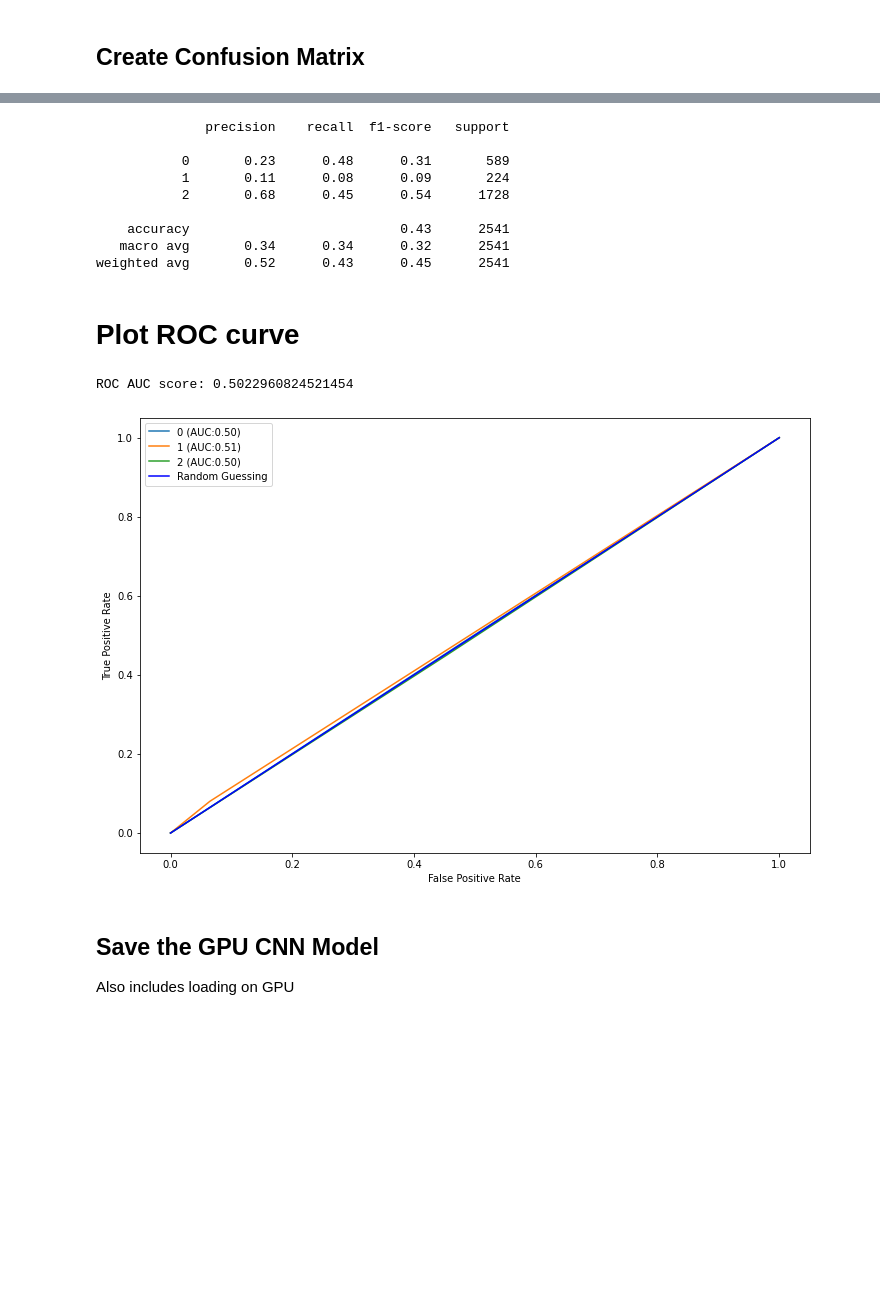
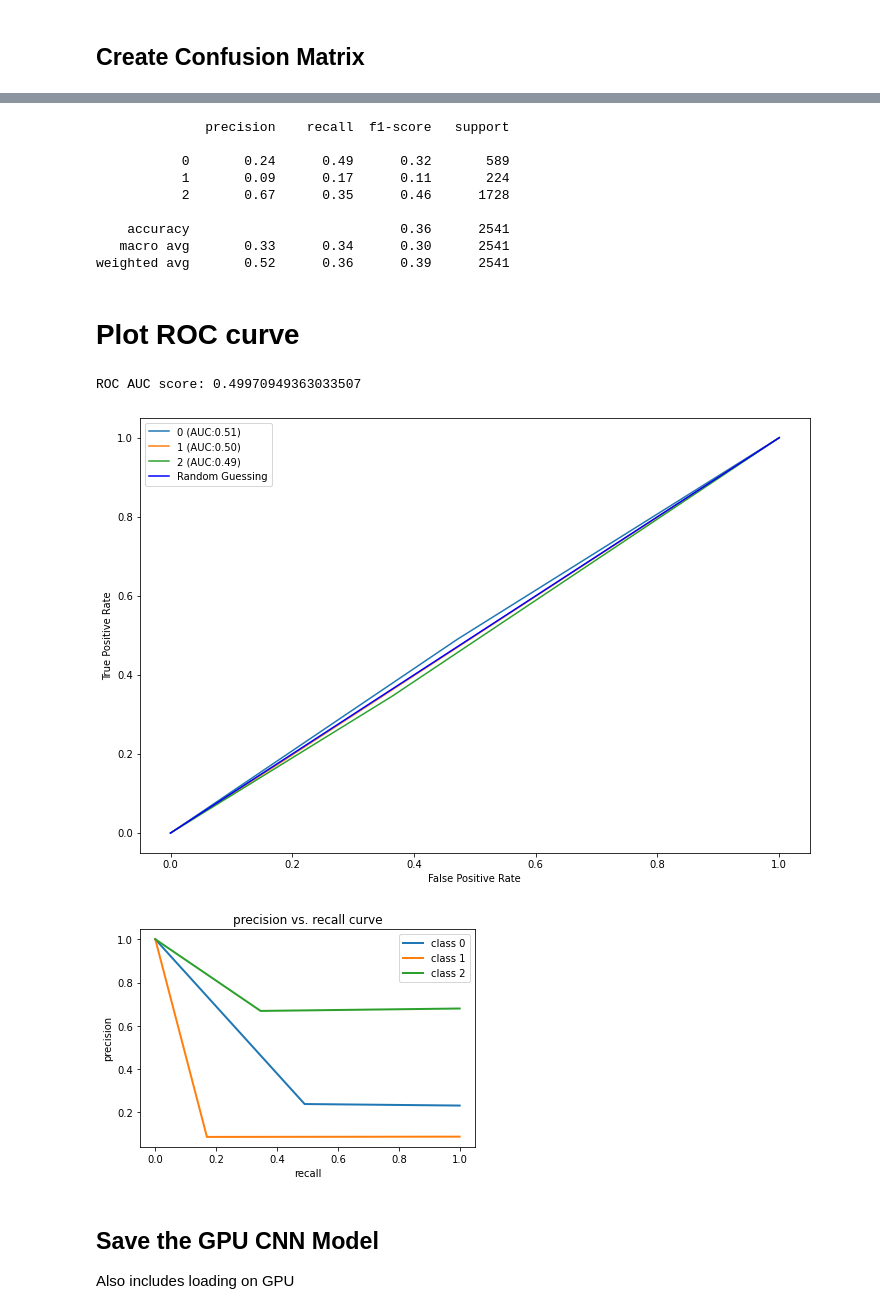
Before and after one commit to ian-byrne/MADSmilestone2, a Jupyter notebook: Supervised_CNN.ipynb, the cells around one changed output, grey strips where cells are left out. Cells and saved outputs as stored; diff of their text form; code cells hidden in the pictures; blank space fills up the shorter version.

Commit message:
sept_18 training, results on patch 64 training, 8 validation

```diff
--- a/Supervised_CNN.ipynb
+++ b/Supervised_CNN.ipynb
@@ -109,8 +137,8 @@ test_data, y_test_tensor = ld.load_np_files(tst_im_path, tst_lb_path)
 # %%
 # Get image data and label tensors
 train_loader = torch.utils.data.DataLoader(training_data, batch_size = 64, shuffle = True, num_workers = 6)
-validate_loader = torch.utils.data.DataLoader(validation_data, batch_size = 8, shuffle = False, num_workers = 6)
-test_loader = torch.utils.data.DataLoader(test_data, batch_size = 8, shuffle = False)
+validate_loader = torch.utils.data.DataLoader(validation_data, batch_size = 8, shuffle = False, num_workers = 6) #64, 8, 1
+test_loader = torch.utils.data.DataLoader(test_data, batch_size = 1, shuffle = False)
 
 
 #Labels
@@ -661,13 +639,13 @@ print(classification_report(y_test, all_pred, class_vals))
 # %% [output]
               precision    recall  f1-score   support
 
-           0       0.23      0.48      0.31       589
-           1       0.11      0.08      0.09       224
-           2       0.68      0.45      0.54      1728
+           0       0.24      0.49      0.32       589
+           1       0.09      0.17      0.11       224
+           2       0.67      0.35      0.46      1728
 
-    accuracy                           0.43      2541
-   macro avg       0.34      0.34      0.32      2541
-weighted avg       0.52      0.43      0.45      2541
+    accuracy                           0.36      2541
+   macro avg       0.33      0.34      0.30      2541
+weighted avg       0.52      0.36      0.39      2541
 # %% [markdown]
 # Plot ROC curve
 # %%
@@ -702,23 +680,32 @@ c_ax.set_xlabel('False Positive Rate')
 c_ax.set_ylabel('True Positive Rate')
 plt.show()
 # %% [output]
-ROC AUC score: 0.5022960824521454
+ROC AUC score: 0.49970949363033507
-[figure, old version]
+[figure, new version]
 # %%
 # precision recall curve
+from sklearn.preprocessing import label_binarize
+
+# Use label_binarize to be multi-label like settings
+y = y_test.numpy()
+Y = label_binarize(y, classes=[0, 1, 2])
+Y_pred = label_binarize(all_pred, classes=[0, 1, 2])
+n_classes = Y.shape[1]
+
 precision = dict()
 recall = dict()
-n_classes = len(set(mnist.target))
 for i in range(n_classes):
-    precision[i], recall[i], _ = precision_recall_curve(y_test[:, i],
-                                                        y_score[:, i])
+    precision[i], recall[i], _ = precision_recall_curve(Y[:, i],
+                                                        Y_pred[:, i])
     plt.plot(recall[i], precision[i], lw=2, label='class {}'.format(i))
 
 plt.xlabel("recall")
 plt.ylabel("precision")
 plt.legend(loc="best")
 plt.title("precision vs. recall curve")
 plt.show()
+# %% [output]
+[figure, added]
 # %% [markdown]
 ## Save the GPU CNN Model
 Also includes loading on GPU
```
Also changed, not shown: parts of 9 cells of this notebook.
